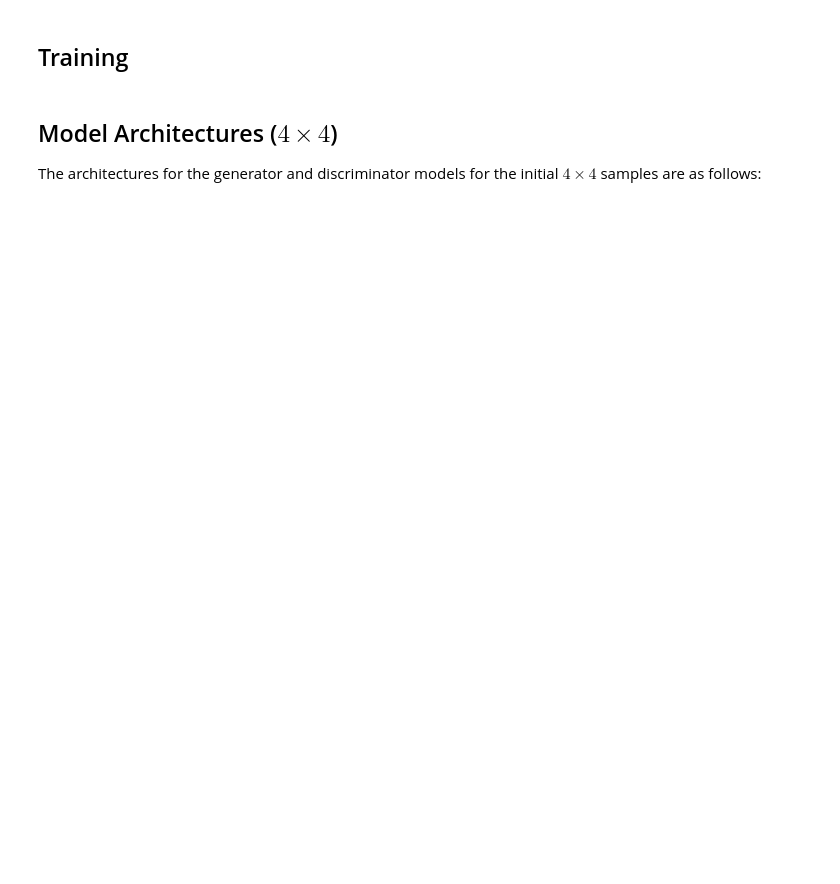
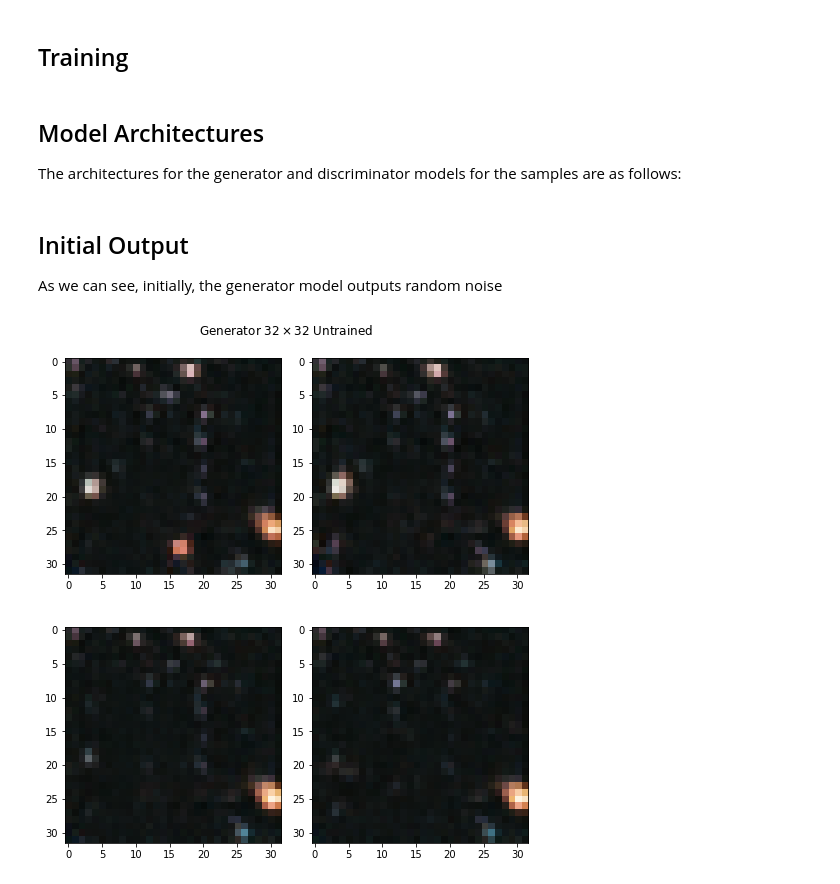
Before and after one commit to antoniojkim/DeepHubble, a Jupyter notebook: model/Pro-GAN.ipynb, the cells around one changed output. Saved outputs shown, nothing was run; the diff lists cells and outputs as text; code cells hidden in the pictures; blank space fills up the shorter version.

```diff
--- a/model/Pro-GAN.ipynb
+++ b/model/Pro-GAN.ipynb
@@ -147,4 +151,4 @@ def train(generator, discriminator, dataloader, epochs=10, suffix=""):
 # %% [markdown]
-## Model Architectures ($4 \times 4$)
+## Model Architectures
 
-The architectures for the generator and discriminator models for the initial $4 \times 4$ samples are as follows:
+The architectures for the generator and discriminator models for the samples are as follows:
@@ -206,0 +261,21 @@ class Discriminator_4x4(torchx.nn.Module):
+# %% [markdown]
+## Initial Output
+
+As we can see, initially, the generator model outputs random noise
+# %%
+noise = torch.randn(4, 100).cuda()
+fake_output = generator.forward(noise)
+fake_output = FromTensor(fake_output)
+
+fig, ax = plt.subplots(2, 2, figsize=(7, 8))
+fig.tight_layout()
+ax[0][0].imshow(fake_output[0])
+ax[0][1].imshow(fake_output[1])
+ax[1][0].imshow(fake_output[2])
+ax[1][1].imshow(fake_output[3])
+fig.suptitle(f"Generator ${dim} \\times {dim}$ Untrained")
+fig.tight_layout()
+plt.savefig(f"../data/images/generator_untrained_{dim}x{dim}.png")
+plt.show()
+# %% [output]
+[figure, added]
```
Also changed, not shown: parts of 29 cells of this notebook.
